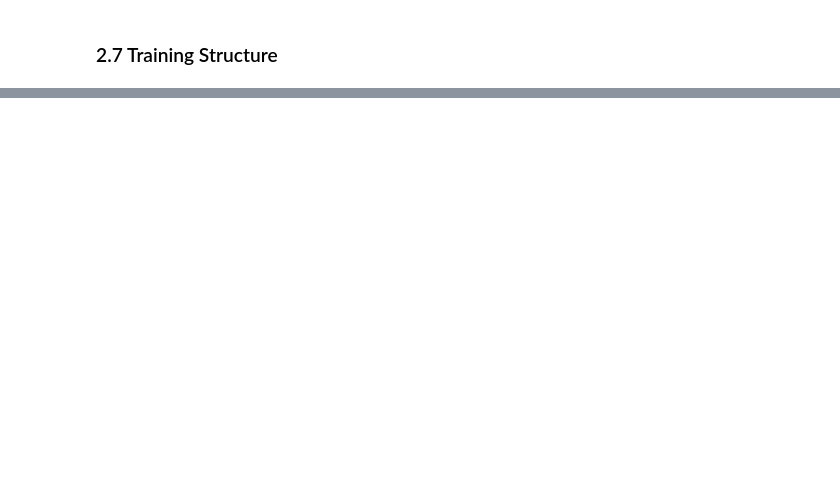
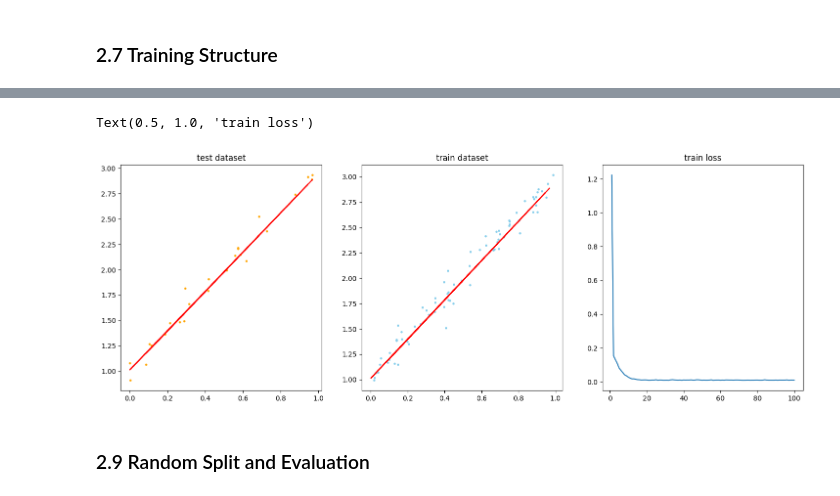
Before and after one commit to budermike/neural-ode-galaxy-gen, a Jupyter notebook: 01_foundations/pytorch_introduction.ipynb, the cells around one changed output, grey strips where cells are left out. Drawn from its saved outputs; the diff is of its cells as text; code cells hidden in the pictures; blank space fills up the shorter version.

Commit message:
added evaluation

```diff
--- a/01_foundations/pytorch_introduction.ipynb
+++ b/01_foundations/pytorch_introduction.ipynb
@@ -886,0 +905,8 @@ Text(0.5, 1.0, 'train loss')
+# %%
+from torch.utils.data import DataLoader
+
+# use a dataloader to help with batches
+train_loader = DataLoader(train_data, batch_size=16, shuffle=True)
+test_loader = DataLoader(test_data, batch_size=25, shuffle=False)
+
+next(iter(train_loader))
@@ -886,0 +1015,27 @@ Text(0.5, 1.0, 'train loss')
+# %%
+# use learned coeff
+model.eval()
+y_pred = []
+with torch.no_grad():
+     for x_batch, _ in test_loader:
+        batch_pred = model(x_batch)
+        y_pred.append(batch_pred)
+
+y_pred = torch.cat(y_pred, dim=0)
+
+# plot data
+fig, ax = plt.subplots(1, 3, figsize=(18, 6))
+ax[0].scatter(x_test, y_test, s=5, c="orange")
+ax[1].scatter(x_train, y_train, s=5, c="skyblue")
+ax[0].plot(x_test, y_pred, c="red")
+ax[1].plot(x_test, y_pred, c="red")
+ax[2].plot(range(1, epochs+1), train_history)
+
+ax[0].set_title("test dataset")
+ax[1].set_title("train dataset")
+ax[2].set_title("train loss")
+# %% [output]
+Text(0.5, 1.0, 'train loss')
+[figure, added]
+# %% [markdown]
+### 2.9 Random Split and Evaluation
```
Also changed, not shown: parts of 21 cells of this notebook.
